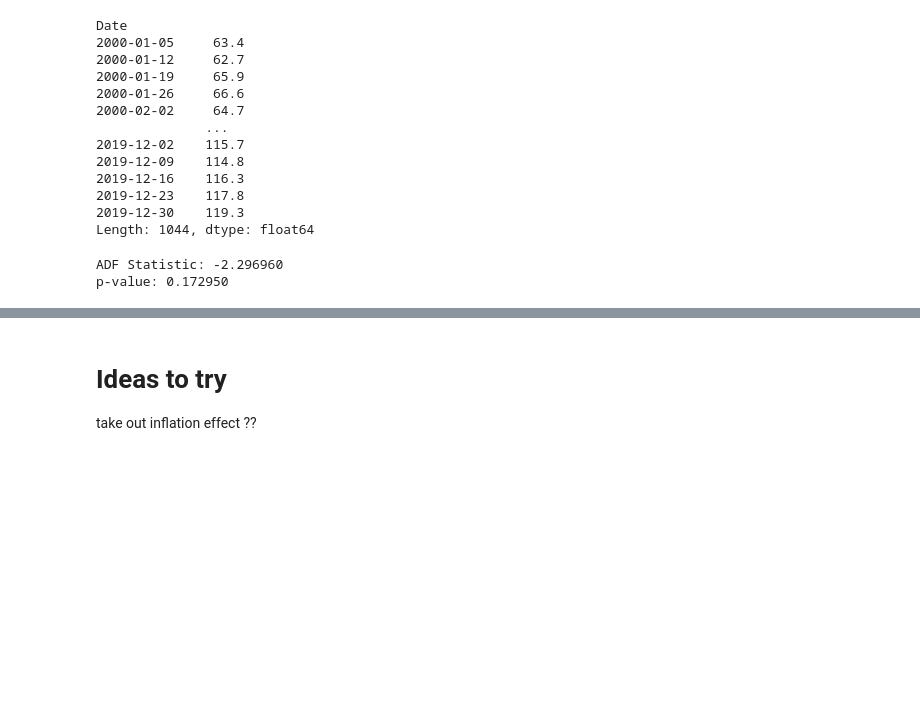
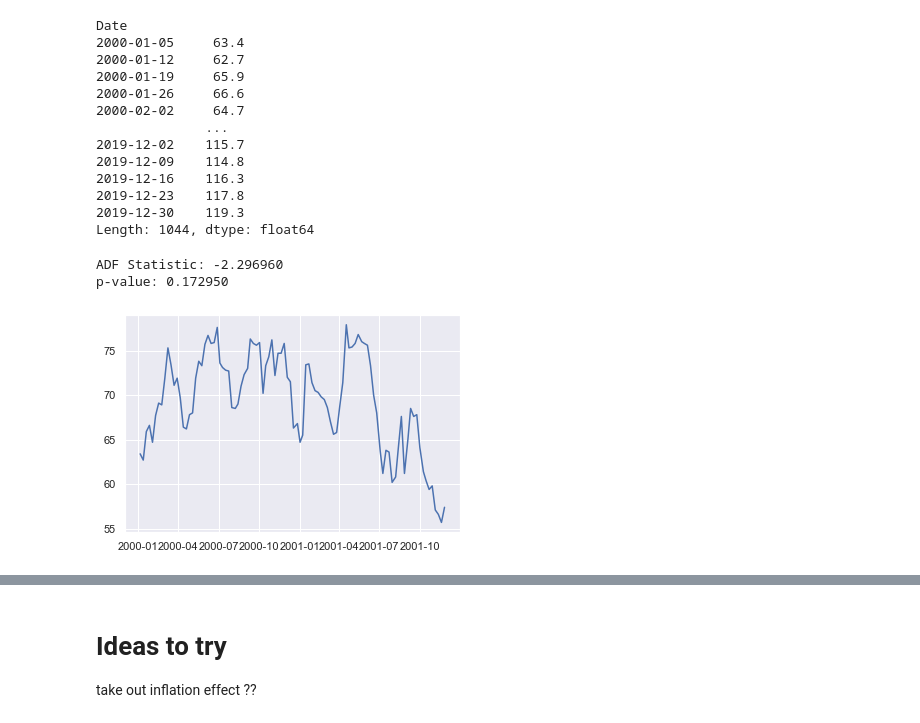
Before and after one commit to khanin-th/OntarioMotorFuelPrices, a Jupyter notebook: main.ipynb, the cells around one changed output, grey strips where cells are left out. Cells and saved outputs as stored; diff of their text form; code cells hidden in the pictures; blank space fills up the shorter version.

```diff
--- a/main.ipynb
+++ b/main.ipynb
@@ -83,3 +87,8 @@ print('p-value: %f' % result[1])
 # %% [output]
 ADF Statistic: -2.296960
 p-value: 0.172950
+# %%
+plt.plot(series[0:100])
+plt.show()
+# %% [output]
+[figure, added]
```
Also changed, not shown: parts of 11 cells of this notebook.
